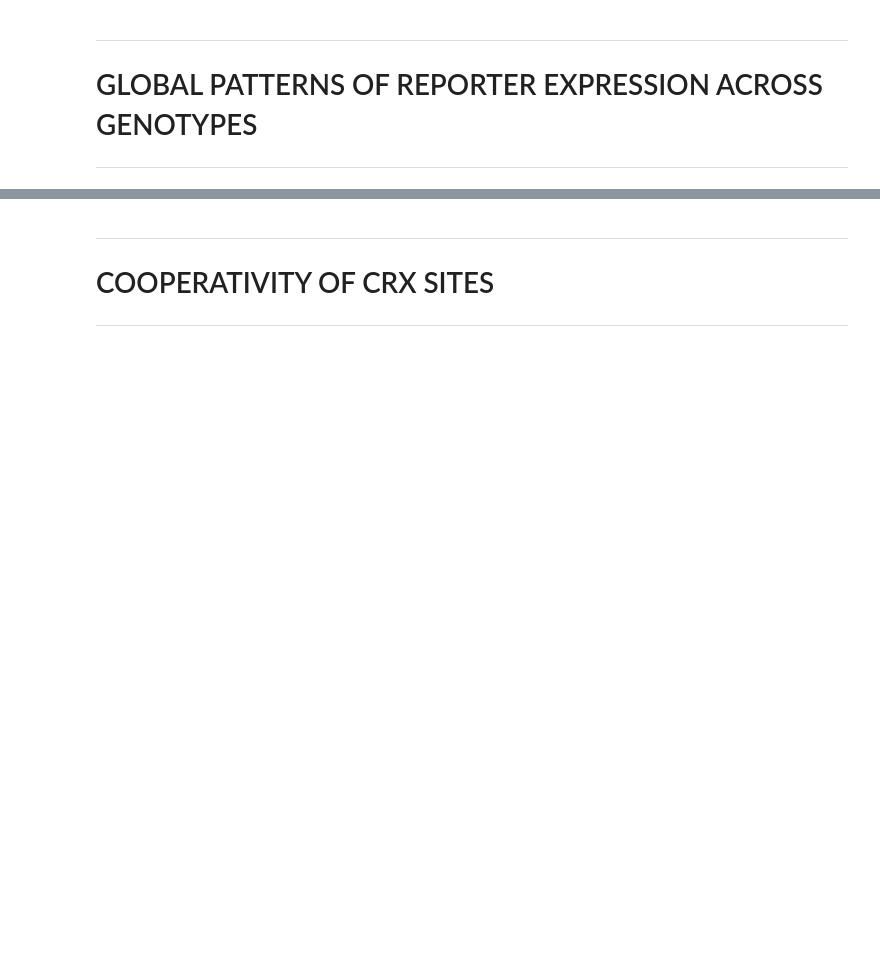
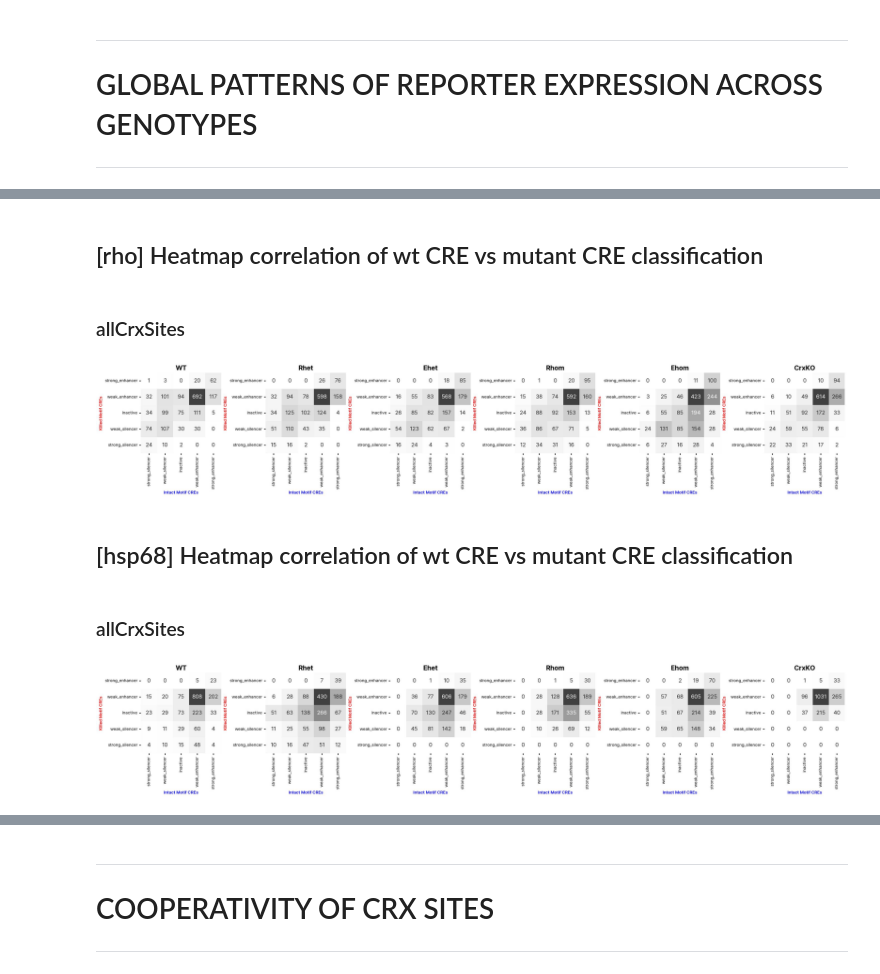
Before and after one commit to barakcohenlab/retinopathy-manuscript, a Jupyter notebook: analysis.ipynb, the cells around one changed output, grey strips where cells are left out. Saved outputs shown, nothing was run; the diff lists cells and outputs as text; code cells hidden in the pictures; blank space fills up the shorter version.

```diff
--- a/analysis.ipynb
+++ b/analysis.ipynb
@@ -424,5 +520,5 @@ for library_name, library_df in processed_samples_counts.sort(["library"]).group
 # %%
-for library_name, library_df in processed_samples_counts.sort(["library"]).groupby("library", maintain_order=True):
+for library_name, library_df in processed_samples_counts.sort(["library"]).group_by("library", maintain_order=True):
     display(Markdown(f"## [{library_name}] Heatmap correlation of wt CRE vs mutant CRE classification"))
 
     genotypes = [
@@ -448,31 +544,38 @@ for library_name, library_df in processed_samples_counts.sort(["library"]).group
                         (polars.col("genotype") == genotype) &
                         (polars.col("variant_type") == "wildtype") &
                         (polars.col("activity_class") == wtMotif_activity_class)
                     )["chip_peak_id"]
                 )
                 mutMotif_activity_class_ids = set(
                     library_df.filter(
                         (polars.col("genotype") == genotype) &
                         (polars.col("variant_type") == "allCrxSites") &
                         (polars.col("activity_class") == mutMotif_activity_class)
                     )["chip_peak_id"]
                 )
 
                 intersection = wtMotif_activity_class_ids & mutMotif_activity_class_ids
                 raw_intersections[wtMotif_activity_class][mutMotif_activity_class] = len(intersection)
         intersections = pandas.DataFrame(raw_intersections)
         seaborn.heatmap(intersections, ax=axis, cmap=cm_white_to_gray, square=True, annot=True, fmt="d", cbar=False)
         axis.set(xlabel="Intact Motif CREs", ylabel="Killed Motif CREs", title=f"{genotype}")
         axis.xaxis.label.set_color("#0000ff")
         axis.yaxis.label.set_color("#ff0000")
 
         axis.set_aspect("equal", adjustable=None, anchor="C")
 
     for axis in axes.flat[len(genotypes):]:
         axis.axis("off")
 
     figure.savefig(f"Figures/activity_class_intersections_wt_vs_crxMut_motifs_{library_name}.{FIGURE_EXPORT_TYPE}", bbox_inches="tight")
     display(Markdown(f"### {variant_type}"))
     display(figure)
     pyplot.close(figure)
+# %% [output]
+## [rho] Heatmap correlation of wt CRE vs mutant CRE classification
+### allCrxSites
+[figure, added]
+## [hsp68] Heatmap correlation of wt CRE vs mutant CRE classification
+### allCrxSites
+[figure, added]
 # %%
```
Also changed, not shown: parts of 25 cells of this notebook, 5 other files.
